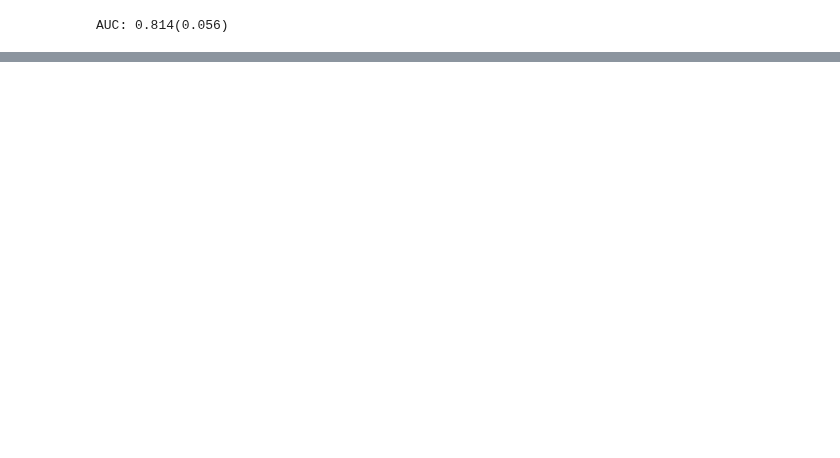
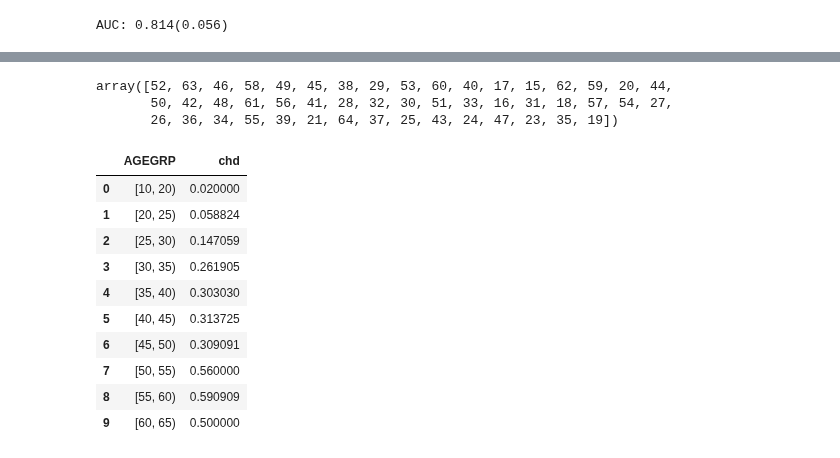
Before and after one commit to pydatakla/Maths, a Jupyter notebook: Notebooks/LogisticRegression.ipynb, the cells around one changed output, grey strips where cells are left out. Saved outputs shown, nothing was run; the diff lists cells and outputs as text; code cells hidden in the pictures; blank space fills up the shorter version.

```diff
--- a/Notebooks/LogisticRegression.ipynb
+++ b/Notebooks/LogisticRegression.ipynb
@@ -436,0 +505,30 @@ print(matrix)
+# %%
+dfCHD['age'].unique()
+# %% [output]
+array([52, 63, 46, 58, 49, 45, 38, 29, 53, 60, 40, 17, 15, 62, 59, 20, 44,
+       50, 42, 48, 61, 56, 41, 28, 32, 30, 51, 33, 16, 31, 18, 57, 54, 27,
+       26, 36, 34, 55, 39, 21, 64, 37, 25, 43, 24, 47, 23, 35, 19])
+# %%
+dfCHD['AGEGRP'] = pd.cut(dfCHD['age'],
+                            bins=[10, 20, 25, 30, 35, 40, 45, 50, 55, 60, 65],
+                            right=False,
+                            # retbins=True,
+                            include_lowest=True,
+                           )
+dfCHD['Expected Mean'] = dfCHD.groupby(['AGEGRP'],
+             observed=True)['chd'].mean(
+             ).reset_index(
+
+             )['chd']
+# %% [output]
+|  | AGEGRP | chd |
+| 0 | [10, 20) | 0.020000 |
+| 1 | [20, 25) | 0.058824 |
+| 2 | [25, 30) | 0.147059 |
+| 3 | [30, 35) | 0.261905 |
+| 4 | [35, 40) | 0.303030 |
+| 5 | [40, 45) | 0.313725 |
+| 6 | [45, 50) | 0.309091 |
+| 7 | [50, 55) | 0.560000 |
+| 8 | [55, 60) | 0.590909 |
+| 9 | [60, 65) | 0.500000 |
```
Also changed, not shown: parts of 18 cells of this notebook, 1 other file.
